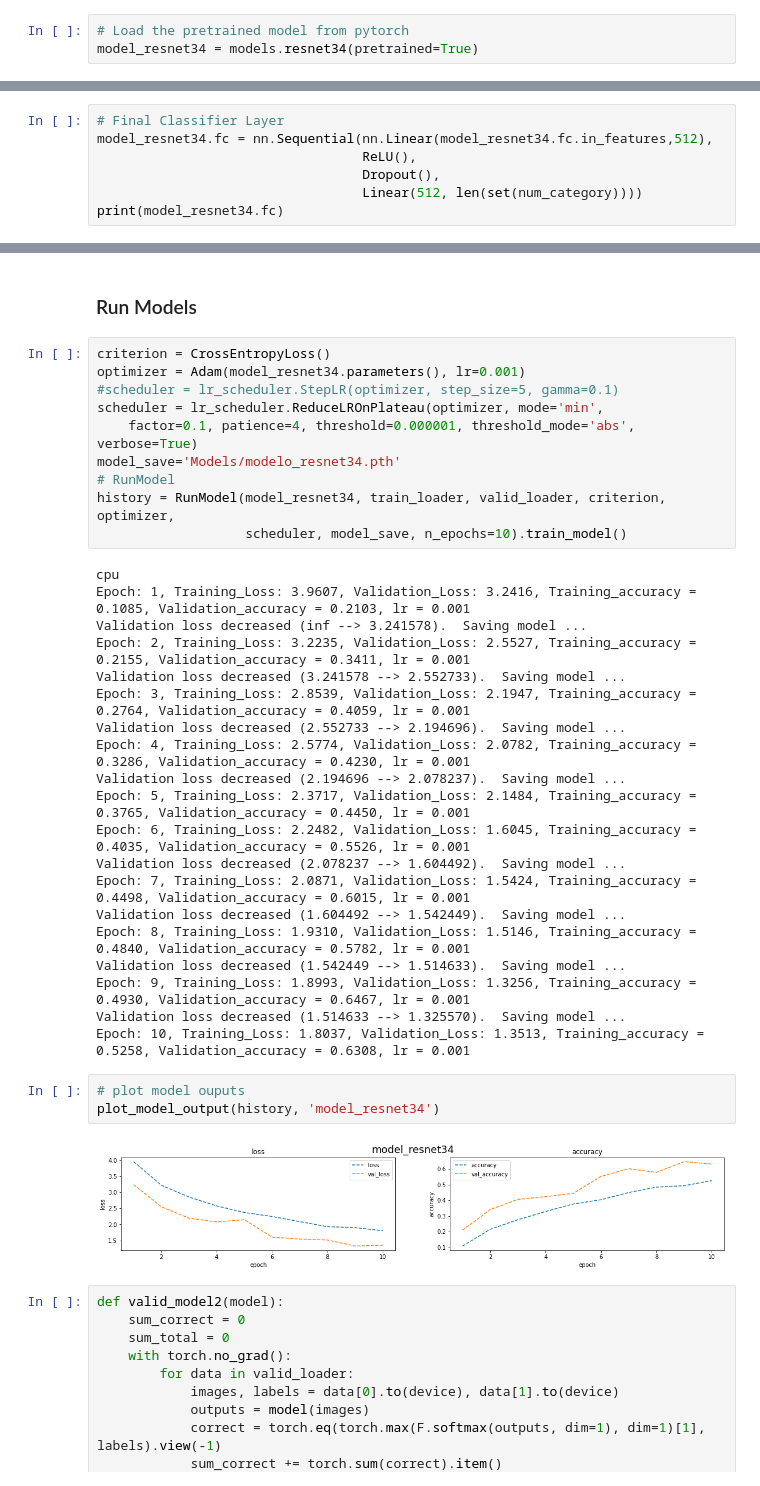
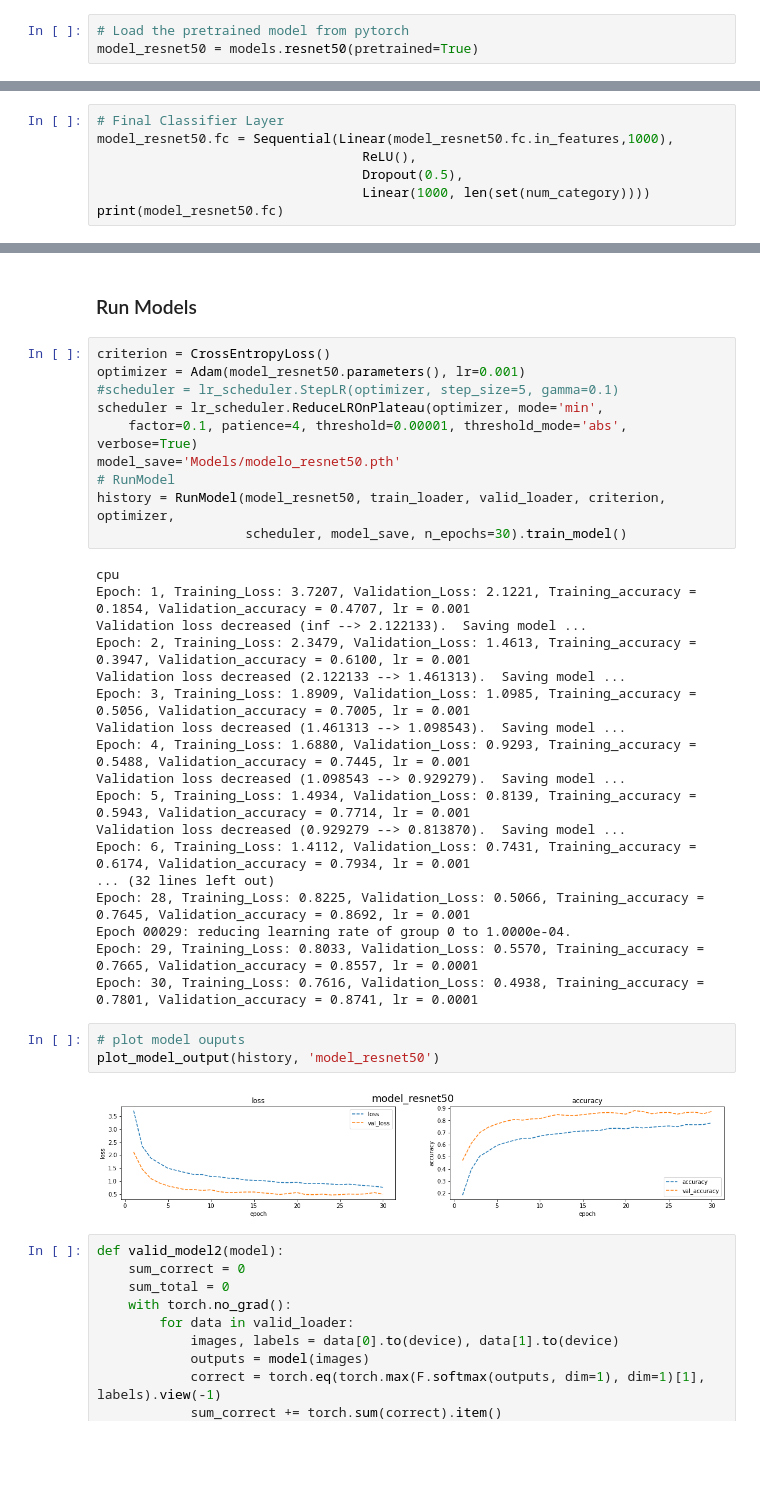
Before and after one commit to georaiser/05_Oxford_flowers, a Jupyter notebook: Oxford_Flower_pytorch.ipynb, the cells around one changed output, grey strips where cells are left out. Drawn from its saved outputs; the diff is of its cells as text; blank space fills up the shorter version.

```diff
--- a/Oxford_Flower_pytorch.ipynb
+++ b/Oxford_Flower_pytorch.ipynb
@@ -271,5 +270,5 @@ NeuralNet(
 # %%
 # Load the pretrained model from pytorch
-model_resnet34 = models.resnet34(pretrained=True)
+model_resnet50 = models.resnet50(pretrained=True)
 # %%
 # print out the model structure
@@ -303,9 +303,9 @@ for param in model_resnet34.fc.parameters():
 # %%
 # Final Classifier Layer
-model_resnet34.fc = nn.Sequential(nn.Linear(model_resnet34.fc.in_features,512),
+model_resnet50.fc = Sequential(Linear(model_resnet50.fc.in_features,1000),
                                   ReLU(),
-                                  Dropout(),
-                                  Linear(512, len(set(num_category))))
-print(model_resnet34.fc)
+                                  Dropout(0.5),
+                                  Linear(1000, len(set(num_category))))
+print(model_resnet50.fc)
 # %% [output]
 Sequential(
@@ -318,39 +318,37 @@ Sequential(
 ### Run Models
 # %%
 criterion = CrossEntropyLoss()
-optimizer = Adam(model_resnet34.parameters(), lr=0.001)
+optimizer = Adam(model_resnet50.parameters(), lr=0.001)
 #scheduler = lr_scheduler.StepLR(optimizer, step_size=5, gamma=0.1)
 scheduler = lr_scheduler.ReduceLROnPlateau(optimizer, mode='min',
-    factor=0.1, patience=4, threshold=0.000001, threshold_mode='abs', verbose=True)
-model_save='Models/modelo_resnet34.pth'
+    factor=0.1, patience=4, threshold=0.00001, threshold_mode='abs', verbose=True)
+model_save='Models/modelo_resnet50.pth'
 # RunModel
-history = RunModel(model_resnet34, train_loader, valid_loader, criterion, optimizer,
-                   scheduler, model_save, n_epochs=10).train_model()
+history = RunModel(model_resnet50, train_loader, valid_loader, criterion, optimizer,
+                   scheduler, model_save, n_epochs=30).train_model()
 # %% [output]
 cpu
-Epoch: 1, Training_Loss: 3.9607, Validation_Loss: 3.2416, Training_accuracy = 0.1085, Validation_accuracy = 0.2103, lr = 0.001
-Validation loss decreased (inf --> 3.241578).  Saving model ...
-Epoch: 2, Training_Loss: 3.2235, Validation_Loss: 2.5527, Training_accuracy = 0.2155, Validation_accuracy = 0.3411, lr = 0.001
-Validation loss decreased (3.241578 --> 2.552733).  Saving model ...
-Epoch: 3, Training_Loss: 2.8539, Validation_Loss: 2.1947, Training_accuracy = 0.2764, Validation_accuracy = 0.4059, lr = 0.001
-Validation loss decreased (2.552733 --> 2.194696).  Saving model ...
-Epoch: 4, Training_Loss: 2.5774, Validation_Loss: 2.0782, Training_accuracy = 0.3286, Validation_accuracy = 0.4230, lr = 0.001
-Validation loss decreased (2.194696 --> 2.078237).  Saving model ...
-Epoch: 5, Training_Loss: 2.3717, Validation_Loss: 2.1484, Training_accuracy = 0.3765, Validation_accuracy = 0.4450, lr = 0.001
-Epoch: 6, Training_Loss: 2.2482, Validation_Loss: 1.6045, Training_accuracy = 0.4035, Validation_accuracy = 0.5526, lr = 0.001
-Validation loss decreased (2.078237 --> 1.604492).  Saving model ...
-Epoch: 7, Training_Loss: 2.0871, Validation_Loss: 1.5424, Training_accuracy = 0.4498, Validation_accuracy = 0.6015, lr = 0.001
-Validation loss decreased (1.604492 --> 1.542449).  Saving model ...
-Epoch: 8, Training_Loss: 1.9310, Validation_Loss: 1.5146, Training_accuracy = 0.4840, Validation_accuracy = 0.5782, lr = 0.001
-Validation loss decreased (1.542449 --> 1.514633).  Saving model ...
-Epoch: 9, Training_Loss: 1.8993, Validation_Loss: 1.3256, Training_accuracy = 0.4930, Validation_accuracy = 0.6467, lr = 0.001
-Validation loss decreased (1.514633 --> 1.325570).  Saving model ...
-Epoch: 10, Training_Loss: 1.8037, Validation_Loss: 1.3513, Training_accuracy = 0.5258, Validation_accuracy = 0.6308, lr = 0.001
+Epoch: 1, Training_Loss: 3.7207, Validation_Loss: 2.1221, Training_accuracy = 0.1854, Validation_accuracy = 0.4707, lr = 0.001
+Validation loss decreased (inf --> 2.122133).  Saving model ...
+Epoch: 2, Training_Loss: 2.3479, Validation_Loss: 1.4613, Training_accuracy = 0.3947, Validation_accuracy = 0.6100, lr = 0.001
+Validation loss decreased (2.122133 --> 1.461313).  Saving model ...
+Epoch: 3, Training_Loss: 1.8909, Validation_Loss: 1.0985, Training_accuracy = 0.5056, Validation_accuracy = 0.7005, lr = 0.001
+Validation loss decreased (1.461313 --> 1.098543).  Saving model ...
+Epoch: 4, Training_Loss: 1.6880, Validation_Loss: 0.9293, Training_accuracy = 0.5488, Validation_accuracy = 0.7445, lr = 0.001
+Validation loss decreased (1.098543 --> 0.929279).  Saving model ...
+Epoch: 5, Training_Loss: 1.4934, Validation_Loss: 0.8139, Training_accuracy = 0.5943, Validation_accuracy = 0.7714, lr = 0.001
+Validation loss decreased (0.929279 --> 0.813870).  Saving model ...
+Epoch: 6, Training_Loss: 1.4112, Validation_Loss: 0.7431, Training_accuracy = 0.6174, Validation_accuracy = 0.7934, lr = 0.001
+... (32 lines left out)
+Epoch: 28, Training_Loss: 0.8225, Validation_Loss: 0.5066, Training_accuracy = 0.7645, Validation_accuracy = 0.8692, lr = 0.001
+Epoch 00029: reducing learning rate of group 0 to 1.0000e-04.
+Epoch: 29, Training_Loss: 0.8033, Validation_Loss: 0.5570, Training_accuracy = 0.7665, Validation_accuracy = 0.8557, lr = 0.0001
+Epoch: 30, Training_Loss: 0.7616, Validation_Loss: 0.4938, Training_accuracy = 0.7801, Validation_accuracy = 0.8741, lr = 0.0001
 # %%
 # plot model ouputs
-plot_model_output(history, 'model_resnet34')
+plot_model_output(history, 'model_resnet50')
 # %% [output]
-[figure, old version]
+[figure, new version]
 # %%
 def valid_model2(model):
     sum_correct = 0
```
Also changed, not shown: parts of 9 cells of this notebook.
